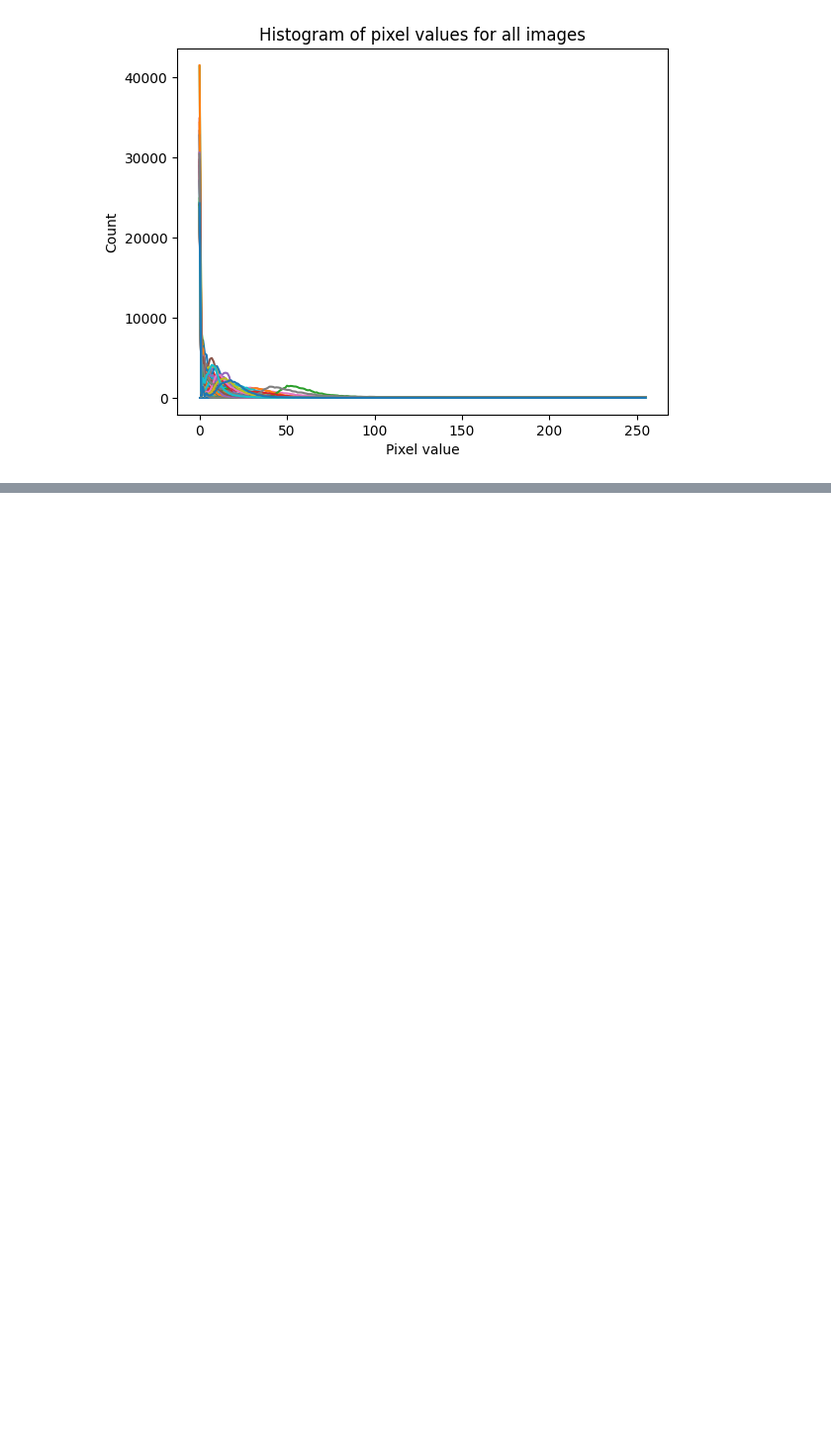
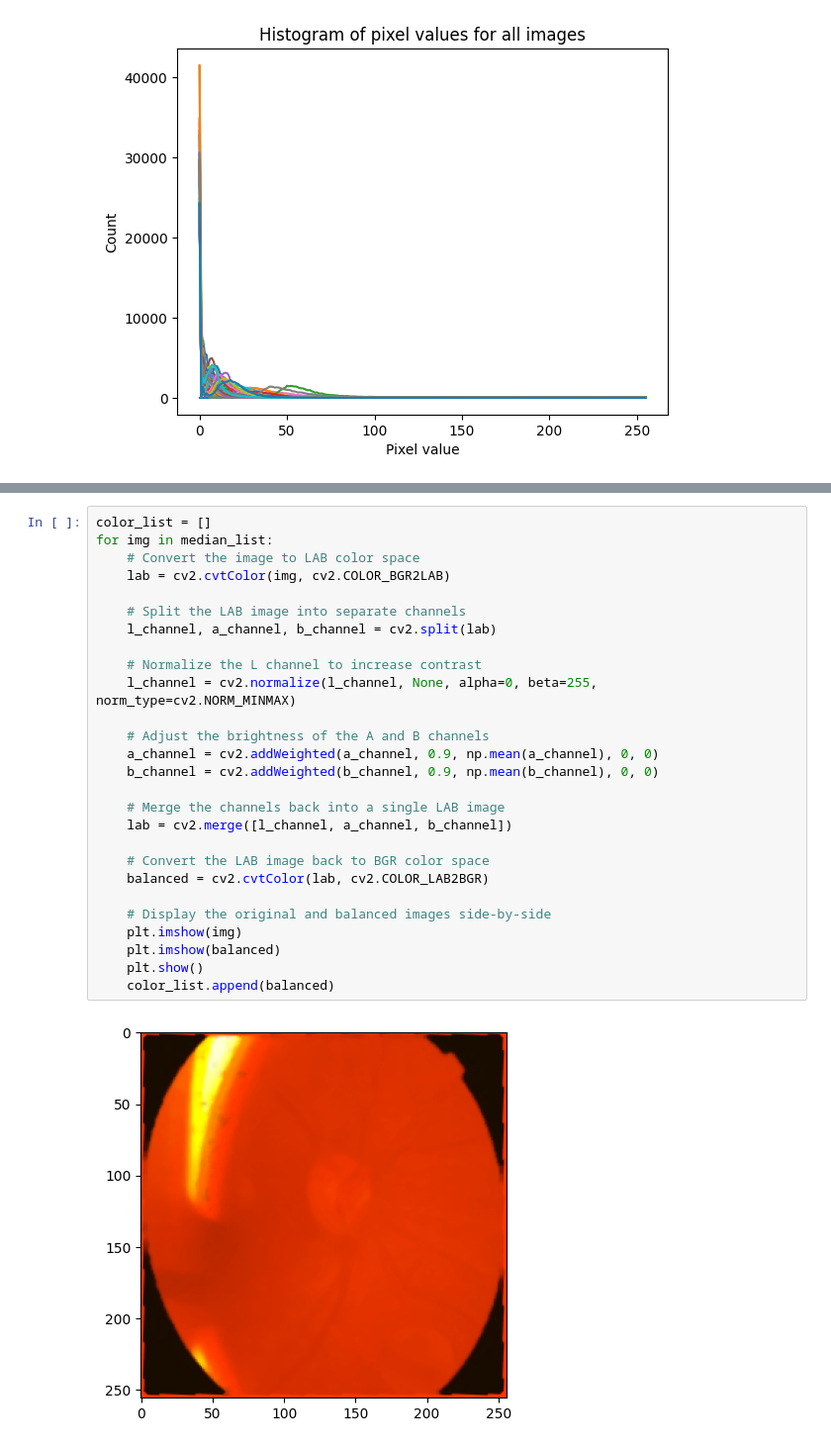
Before and after one commit to bethtaylor339/data_science, a Jupyter notebook: IP.ipynb, the cells around one changed output, grey strips where cells are left out. Shown at 99% size. Cells and saved outputs as stored; diff of their text form; blank space fills up the shorter version.

```diff
--- a/IP.ipynb
+++ b/IP.ipynb
@@ -160,0 +179,29 @@ plt.show()
+# %%
+color_list = []
+for img in median_list:
+    # Convert the image to LAB color space
+    lab = cv2.cvtColor(img, cv2.COLOR_BGR2LAB)
+
+    # Split the LAB image into separate channels
+    l_channel, a_channel, b_channel = cv2.split(lab)
+
+    # Normalize the L channel to increase contrast
+    l_channel = cv2.normalize(l_channel, None, alpha=0, beta=255, norm_type=cv2.NORM_MINMAX)
+
+    # Adjust the brightness of the A and B channels
+    a_channel = cv2.addWeighted(a_channel, 0.9, np.mean(a_channel), 0, 0)
+    b_channel = cv2.addWeighted(b_channel, 0.9, np.mean(b_channel), 0, 0)
+
+    # Merge the channels back into a single LAB image
+    lab = cv2.merge([l_channel, a_channel, b_channel])
+
+    # Convert the LAB image back to BGR color space
+    balanced = cv2.cvtColor(lab, cv2.COLOR_LAB2BGR)
+
+    # Display the original and balanced images side-by-side
+    plt.imshow(img)
+    plt.imshow(balanced)
+    plt.show()
+    color_list.append(balanced)
+# %% [output]
+[figure, added]
```
Also changed, not shown: parts of 13 cells of this notebook, 54 other files.
